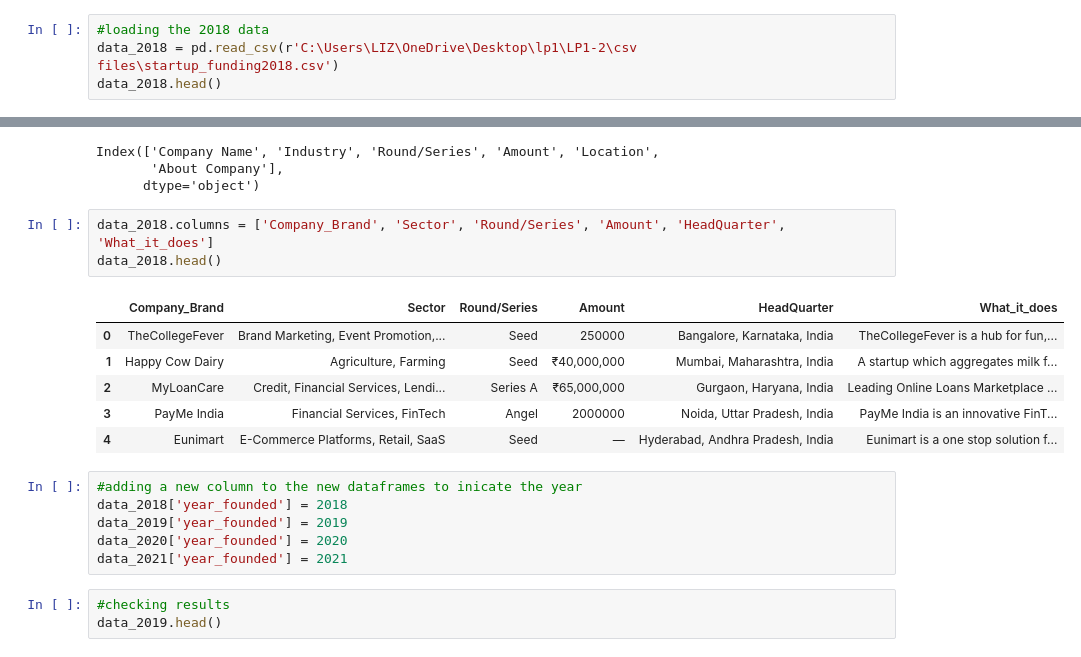
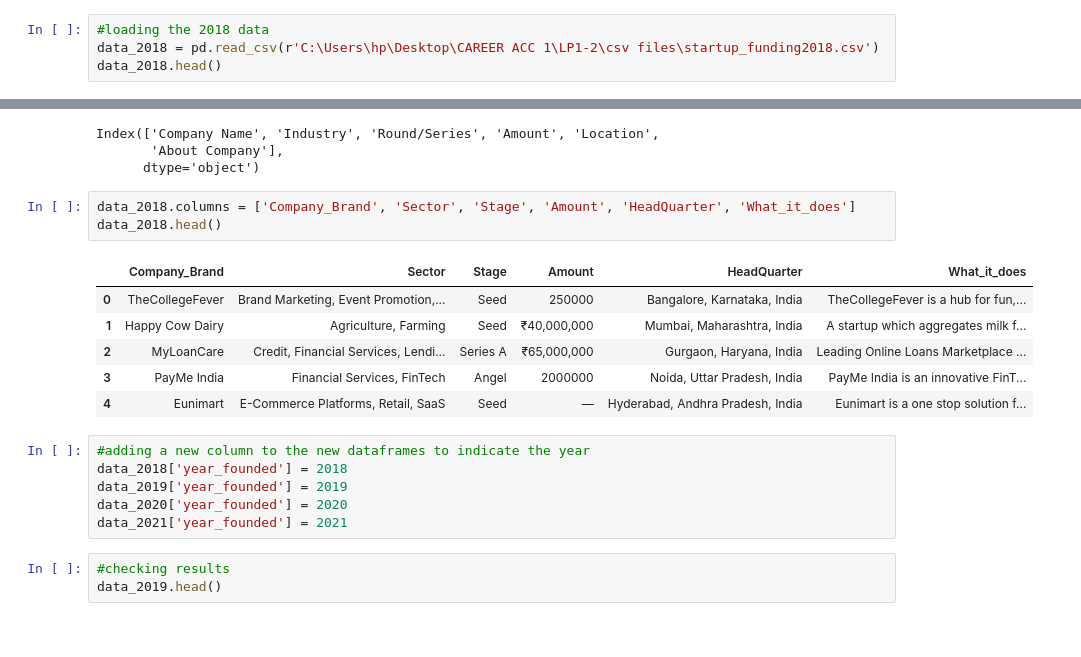
Before and after one commit to lizjelimo/LP1-2, a Jupyter notebook: notebooks/main.ipynb, the cells around one changed output, grey strips where cells are left out. Saved outputs shown, nothing was run; the diff lists cells and outputs as text.

Commit message:
data cleaning

```diff
--- a/notebooks/main.ipynb
+++ b/notebooks/main.ipynb
@@ -93,7 +88,7 @@ data_2019.head()
 | 4 | Nu Genes | 2004.0 | Telangana | AgriTech | It is a seed company engaged in p... | Narayana Reddy Punyala | Innovation in Food and Agricultur... | $6,000,000 | NaN |
 # %%
 #loading the 2018 data
-data_2018 = pd.read_csv(r'C:\Users\LIZ\OneDrive\Desktop\lp1\LP1-2\csv files\startup_funding2018.csv')
+data_2018 = pd.read_csv(r'C:\Users\hp\Desktop\CAREER ACC 1\LP1-2\csv files\startup_funding2018.csv')
 data_2018.head()
 # %% [output]
 |  | Company Name | Industry | Round/Series | Amount | Location | About Company |
@@ -109,17 +104,17 @@ Index(['Company Name', 'Industry', 'Round/Series', 'Amount', 'Location',
        'About Company'],
       dtype='object')
 # %%
-data_2018.columns = ['Company_Brand', 'Sector', 'Round/Series', 'Amount', 'HeadQuarter', 'What_it_does']
+data_2018.columns = ['Company_Brand', 'Sector', 'Stage', 'Amount', 'HeadQuarter', 'What_it_does']
 data_2018.head()
 # %% [output]
-|  | Company_Brand | Sector | Round/Series | Amount | HeadQuarter | What_it_does |
+|  | Company_Brand | Sector | Stage | Amount | HeadQuarter | What_it_does |
 | 0 | TheCollegeFever | Brand Marketing, Event Promotion,... | Seed | 250000 | Bangalore, Karnataka, India | TheCollegeFever is a hub for fun,... |
 | 1 | Happy Cow Dairy | Agriculture, Farming | Seed | ₹40,000,000 | Mumbai, Maharashtra, India | A startup which aggregates milk f... |
 | 2 | MyLoanCare | Credit, Financial Services, Lendi... | Series A | ₹65,000,000 | Gurgaon, Haryana, India | Leading Online Loans Marketplace ... |
 | 3 | PayMe India | Financial Services, FinTech | Angel | 2000000 | Noida, Uttar Pradesh, India | PayMe India is an innovative FinT... |
 | 4 | Eunimart | E-Commerce Platforms, Retail, SaaS | Seed | — | Hyderabad, Andhra Pradesh, India | Eunimart is a one stop solution f... |
 # %%
-#adding a new column to the new dataframes to inicate the year
+#adding a new column to the new dataframes to indicate the year
 data_2018['year_founded'] = 2018
 data_2019['year_founded'] = 2019
 data_2020['year_founded'] = 2020
```
Also changed, not shown: parts of 22 cells of this notebook.
